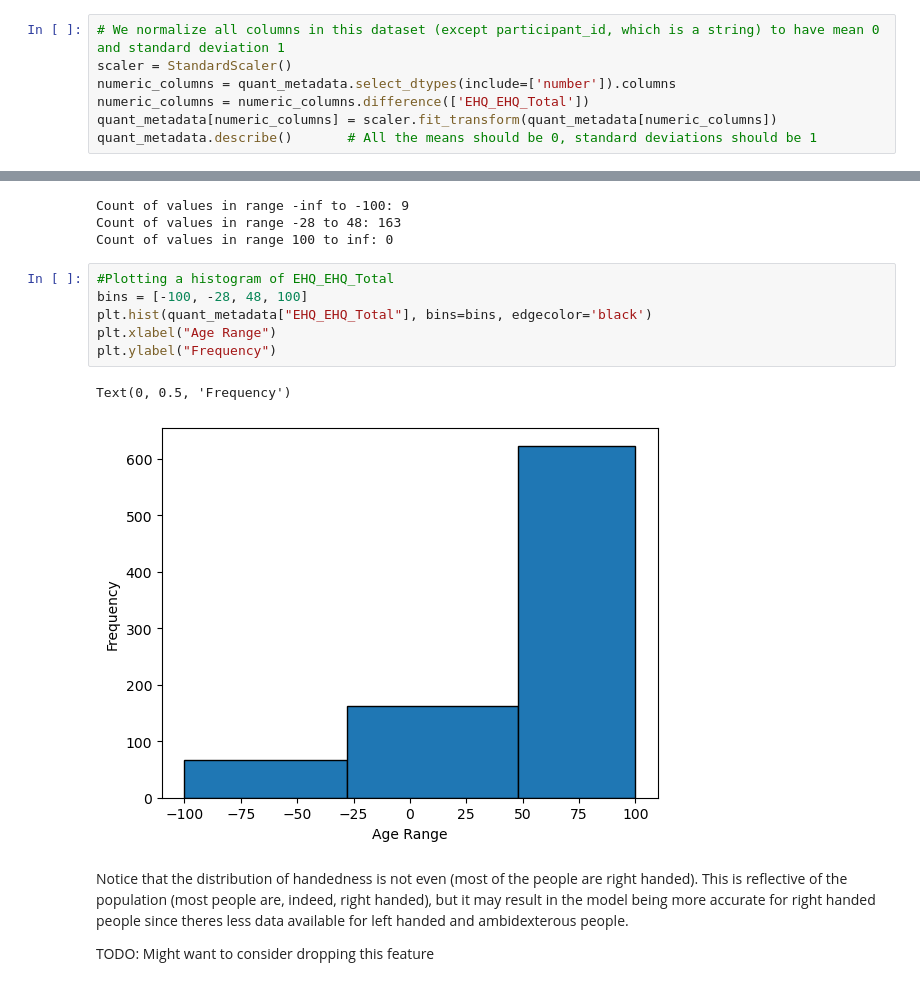
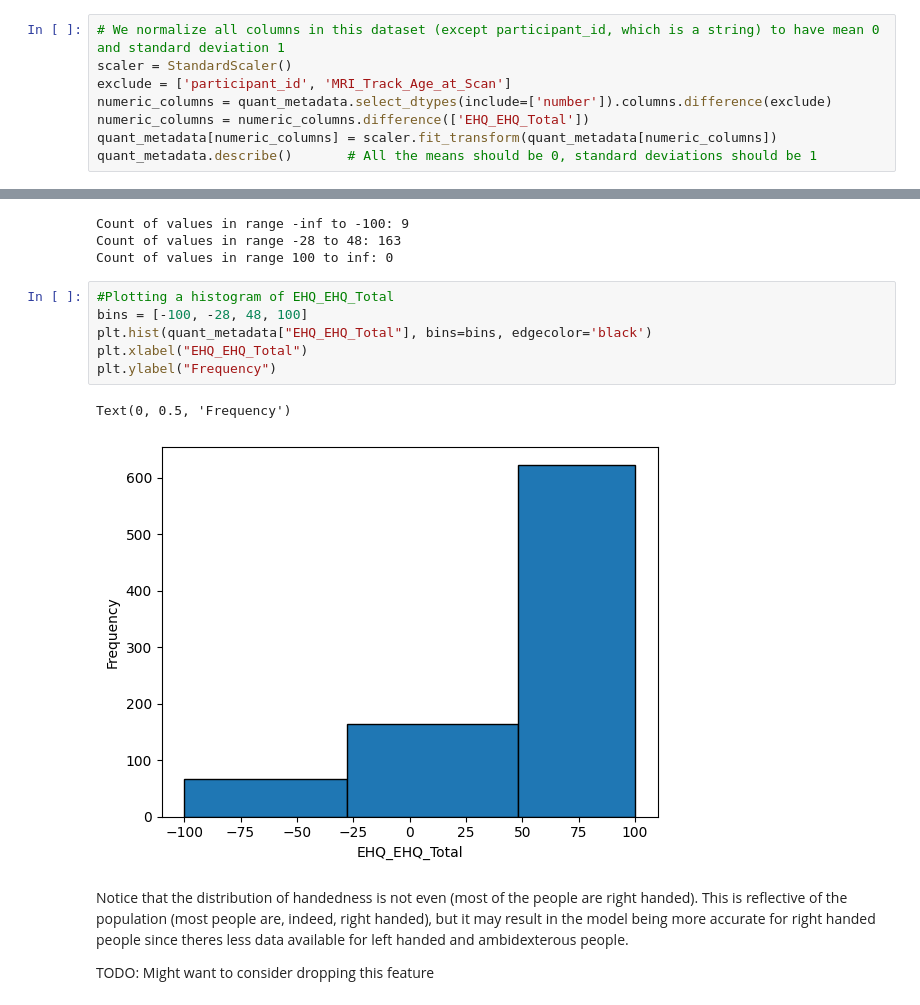
Before and after one commit to asmik12/bttai_wids_team4, a Jupyter notebook: data_preprocessing.ipynb, the cells around one changed output, grey strips where cells are left out. Cells and saved outputs as stored; diff of their text form.

```diff
--- a/data_preprocessing.ipynb
+++ b/data_preprocessing.ipynb
@@ -242,7 +242,8 @@ Feature scaling can be important (may miss the important datapoints if the value
 # %%
 # We normalize all columns in this dataset (except participant_id, which is a string) to have mean 0 and standard deviation 1
 scaler = StandardScaler()
-numeric_columns = quant_metadata.select_dtypes(include=['number']).columns
+exclude = ['participant_id', 'MRI_Track_Age_at_Scan']
+numeric_columns = quant_metadata.select_dtypes(include=['number']).columns.difference(exclude)
 numeric_columns = numeric_columns.difference(['EHQ_EHQ_Total'])
 quant_metadata[numeric_columns] = scaler.fit_transform(quant_metadata[numeric_columns])
 quant_metadata.describe()       # All the means should be 0, standard deviations should be 1
@@ -337,12 +341,12 @@ Count of values in range 100 to inf: 0
 # %%
 #Plotting a histogram of EHQ_EHQ_Total
 bins = [-100, -28, 48, 100]
 plt.hist(quant_metadata["EHQ_EHQ_Total"], bins=bins, edgecolor='black')
-plt.xlabel("Age Range")
+plt.xlabel("EHQ_EHQ_Total")
 plt.ylabel("Frequency")
 # %% [output]
 Text(0, 0.5, 'Frequency')
-[figure, old version]
+[figure, new version]
 # %% [markdown]
 Notice that the distribution of handedness is not even (most of the people are right handed). This is reflective of the population (most people are, indeed, right handed), but it may result in the model being more accurate for right handed people since theres less data available for left handed and ambidexterous people.
 
```
Also changed, not shown: parts of 9 cells of this notebook.
